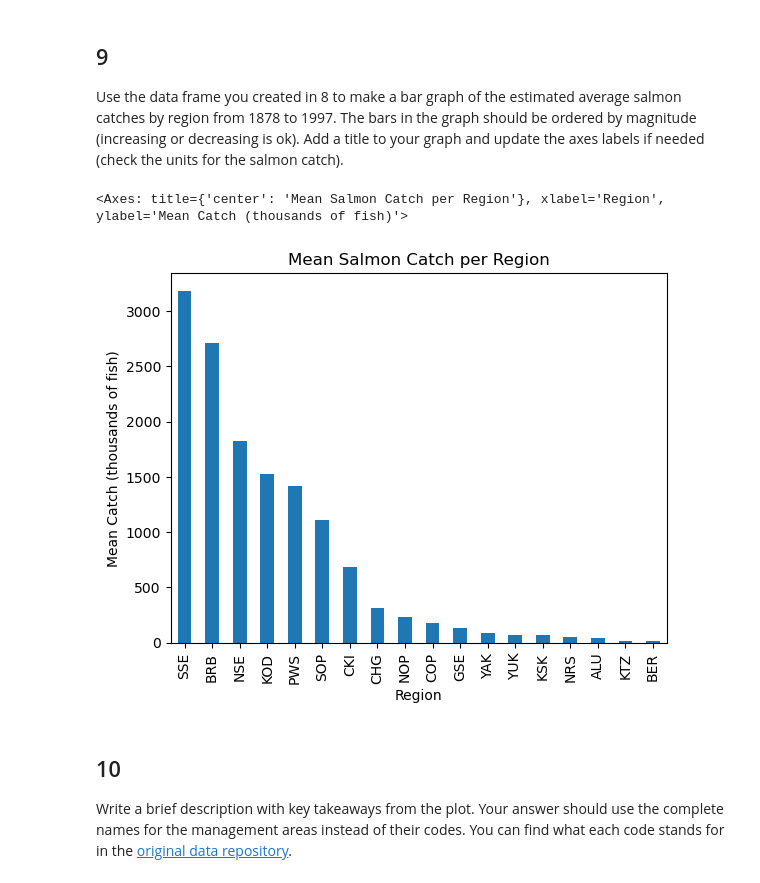
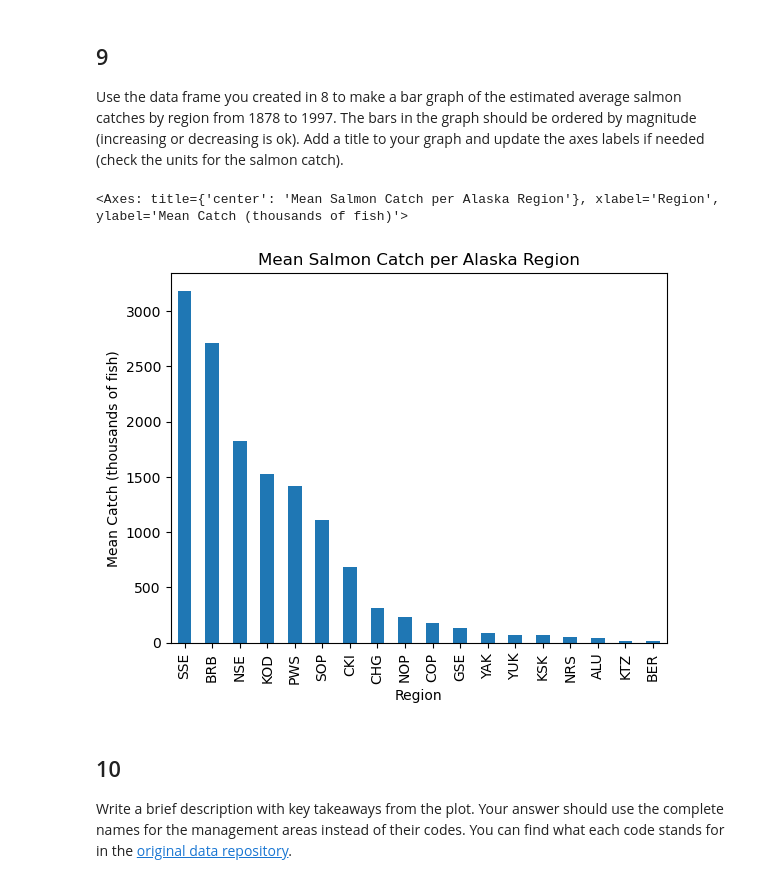
Before and after one commit to ssoriano22/eds220-hwk2, a Jupyter notebook: task2/hwk2-task2-salmon.ipynb, the cells around one changed output. Cells and saved outputs as stored; diff of their text form; code cells hidden in the pictures.

```diff
--- a/task2/hwk2-task2-salmon.ipynb
+++ b/task2/hwk2-task2-salmon.ipynb
@@ -304,13 +341,13 @@ Use the data frame you created in 8 to make a bar graph of the estimated average
 # %%
 # Plot mean catch per region, sorted by decreasing mean catch magnitude
 avg_region.sort_values(ascending=False).plot(
                 kind = 'bar',
                 xlabel = 'Region',
                 ylabel = 'Mean Catch (thousands of fish)',
-                title = 'Mean Salmon Catch per Region')
+                title = 'Mean Salmon Catch per Alaska Region')
 # %% [output]
-<Axes: title={'center': 'Mean Salmon Catch per Region'}, xlabel='Region', ylabel='Mean Catch (thousands of fish)'>
+<Axes: title={'center': 'Mean Salmon Catch per Alaska Region'}, xlabel='Region', ylabel='Mean Catch (thousands of fish)'>
-[figure, old version]
+[figure, new version]
 # %% [markdown]
 <!-- END QUESTION -->
 
```
Also changed, not shown: parts of 3 cells of this notebook.
